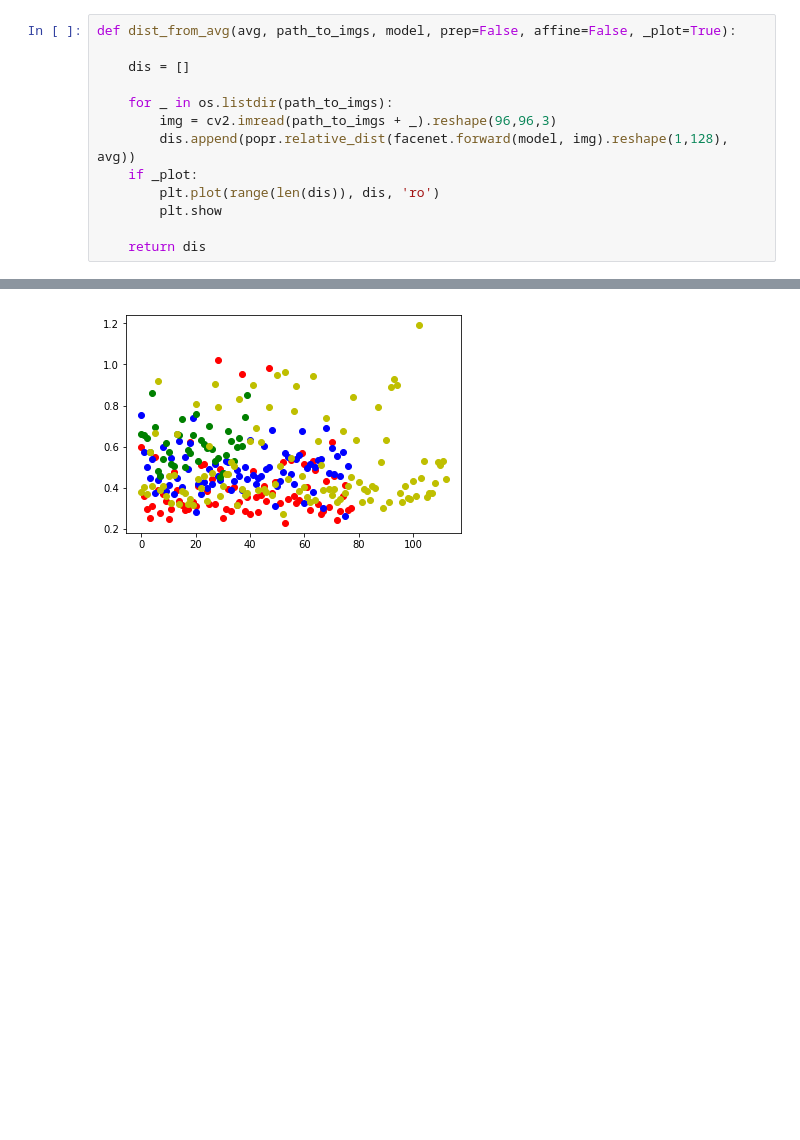
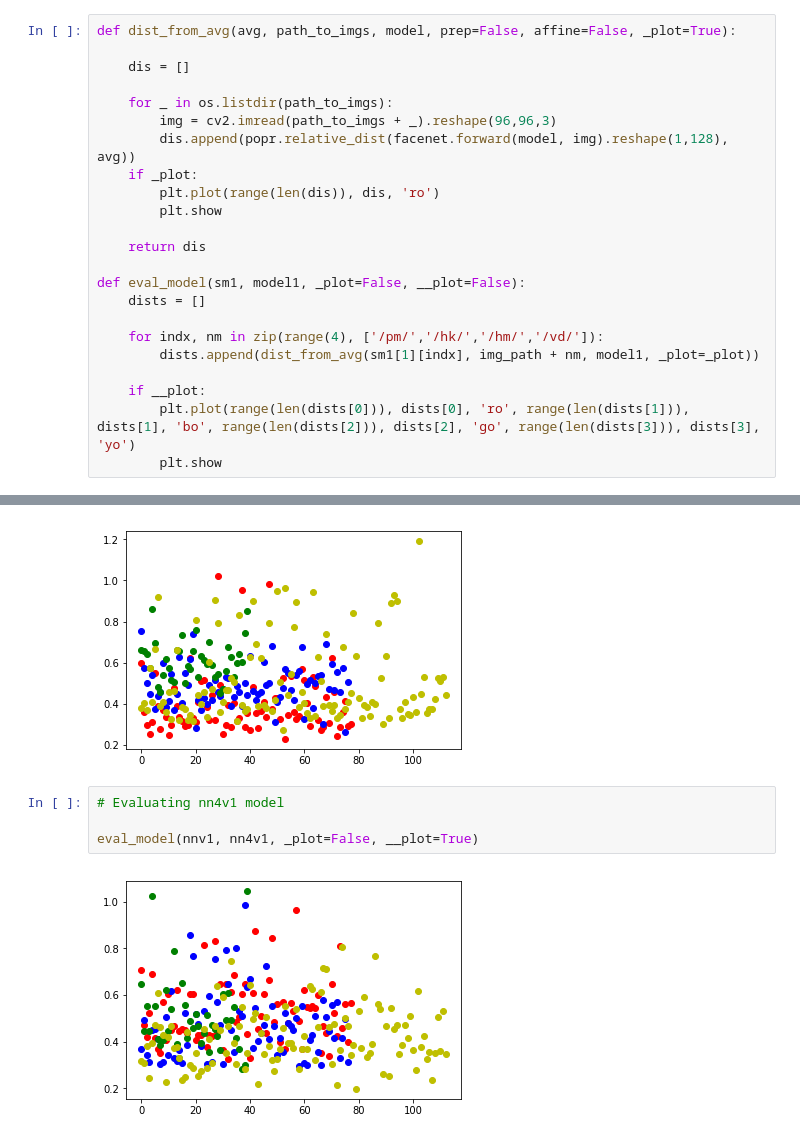
Before and after one commit to pkmandke/openface-PC, a Jupyter notebook: utils/eval.ipynb, the cells around one changed output, grey strips where cells are left out. Drawn from its saved outputs; the diff is of its cells as text; blank space fills up the shorter version.

```diff
--- a/utils/eval.ipynb
+++ b/utils/eval.ipynb
@@ -151,6 +155,16 @@ def dist_from_avg(avg, path_to_imgs, model, prep=False, affine=False, _plot=True
         plt.show
 
     return dis
+
+def eval_model(sm1, model1, _plot=False, __plot=False):
+    dists = []
+
+    for indx, nm in zip(range(4), ['/pm/','/hk/','/hm/','/vd/']):
+        dists.append(dist_from_avg(sm1[1][indx], img_path + nm, model1, _plot=_plot))
+
+    if __plot:
+        plt.plot(range(len(dists[0])), dists[0], 'ro', range(len(dists[1])), dists[1], 'bo', range(len(dists[2])), dists[2], 'go', range(len(dists[3])), dists[3], 'yo')
+        plt.show
 # %%
 proj_path = '/home/prathamesh/undergrad/btech_proj/misc/openface/pc_demo/'
 img_path = proj_path + 'Photos/aligned/'
@@ -185,3 +193,9 @@ plt.show
 # %% [output]
 <function matplotlib.pyplot.show(*args, **kw)>
 [figure]
+# %%
+# Evaluating nn4v1 model
+
+eval_model(nnv1, nn4v1, _plot=False, __plot=True)
+# %% [output]
+[figure, added]
```
Also changed, not shown: parts of 6 cells of this notebook, 4 other files.
